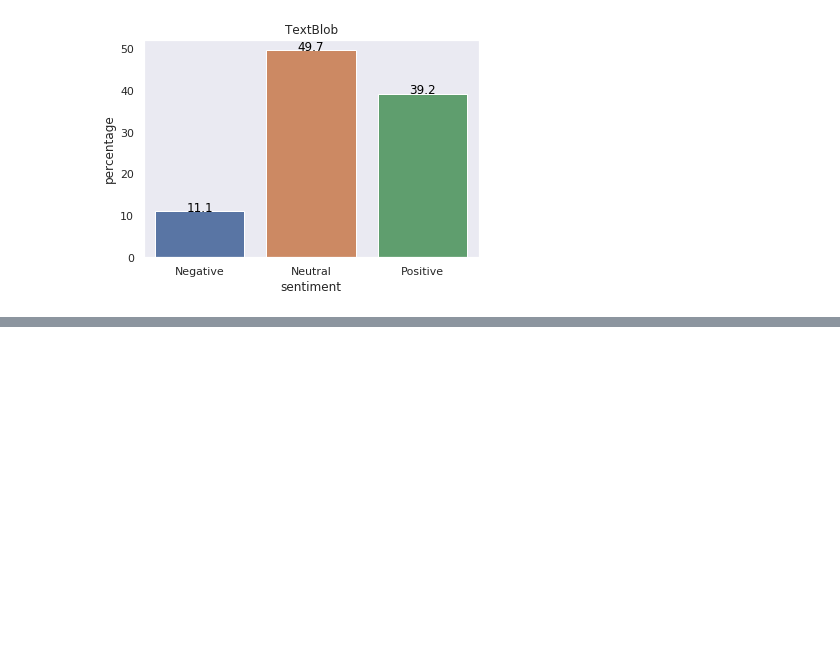
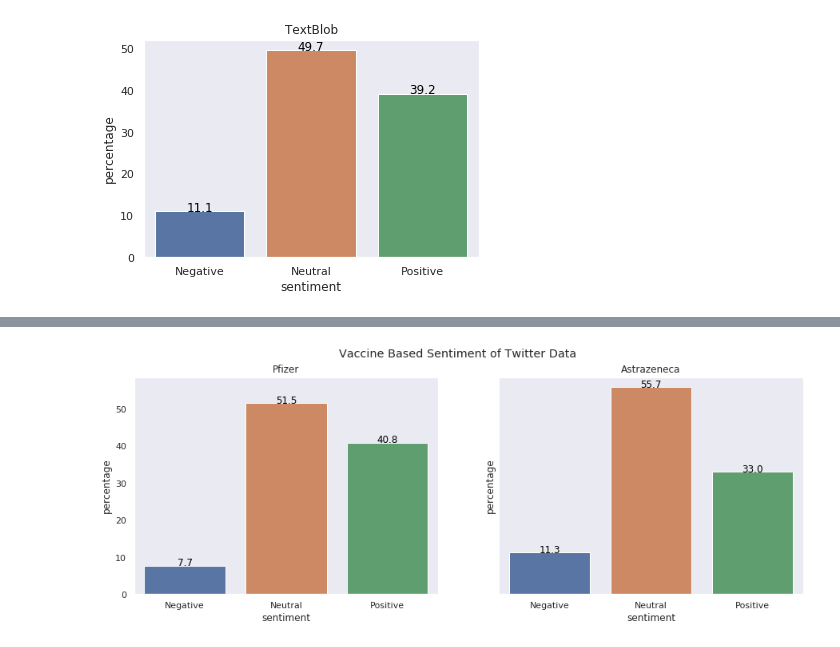
Before and after one commit to Shravya-Uchil/COVID-19-Vaccination-Sentiment-Analysis, a Jupyter notebook: src/sentiment_analysis.ipynb, the cells around one changed output, grey strips where cells are left out. Drawn from its saved outputs; the diff is of its cells as text; code cells hidden in the pictures; blank space fills up the shorter version.

```diff
--- a/src/sentiment_analysis.ipynb
+++ b/src/sentiment_analysis.ipynb
@@ -227,0 +281,17 @@ for index, row in textblob_sentiment_df.iterrows():
+# %%
+fig, axes = plt.subplots(1, 2, figsize=(15, 5), sharey=True)
+fig.suptitle('Vaccine Based Sentiment of Twitter Data')
+
+sns.set_theme(style="dark")
+sns.barplot(ax=axes[0], x="sentiment", y="percentage", data=textblob_sentiment_df_pfizer)
+axes[0].set_title('Pfizer')
+for index, row in textblob_sentiment_df_pfizer.iterrows():
+    axes[0].text(row.name,row.percentage, round(row.percentage,1), color='black', ha="center")
+
+sns.set_theme(style="dark")
+sns.barplot(ax=axes[1], x="sentiment", y="percentage", data=textblob_sentiment_df_astrazeneca)
+axes[1].set_title('Astrazeneca')
+for index, row in textblob_sentiment_df_astrazeneca.iterrows():
+    axes[1].text(row.name,row.percentage, round(row.percentage,1), color='black', ha="center")
+# %% [output]
+[figure, added]
```
Also changed, not shown: parts of 12 cells of this notebook.
